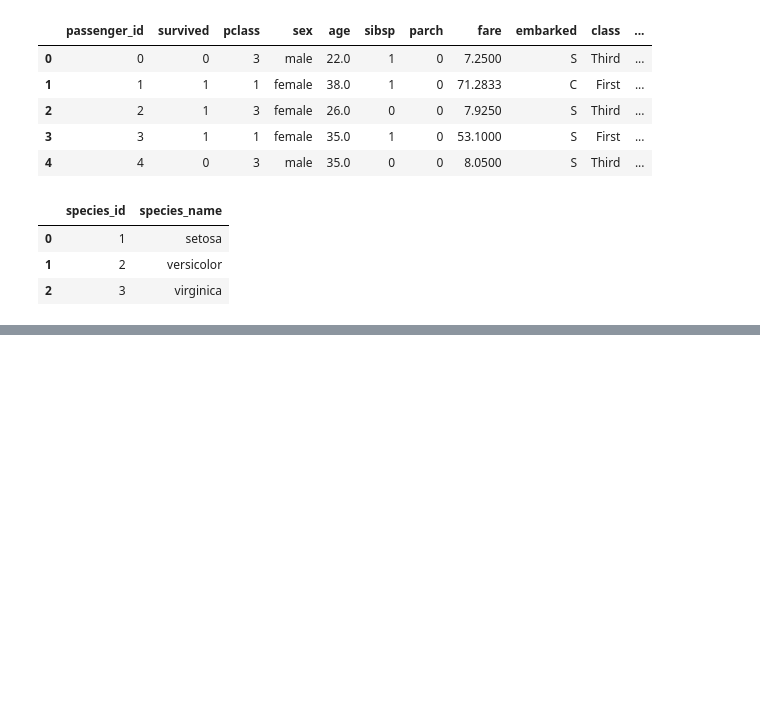
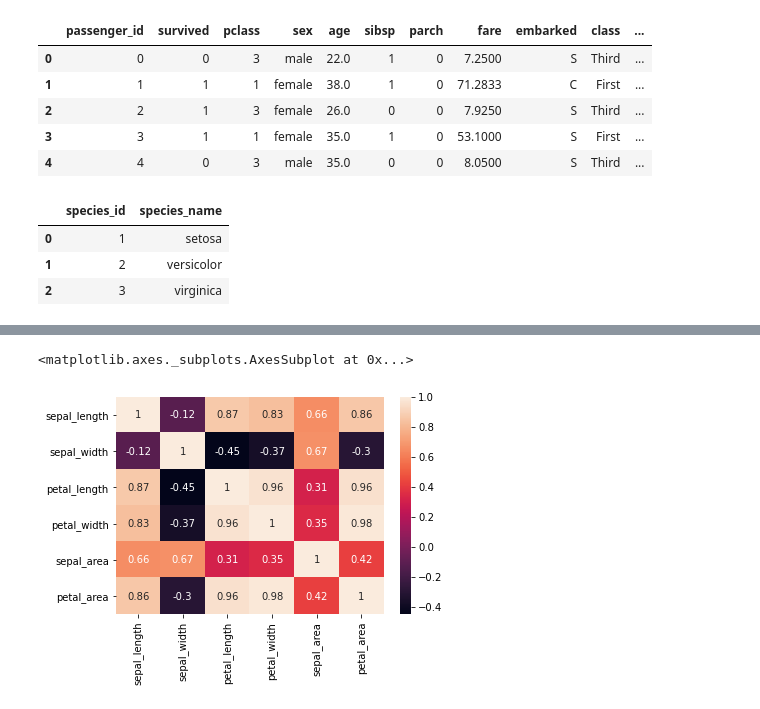
Before and after one commit to AAranda10/classification-exercises, a Jupyter notebook: classification_exercises.ipynb, the cells around one changed output, grey strips where cells are left out. Cells and saved outputs as stored; diff of their text form; code cells hidden in the pictures; blank space fills up the shorter version.

```diff
--- a/classification_exercises.ipynb
+++ b/classification_exercises.ipynb
@@ -275,0 +344,5 @@ my_iris_data().head()
+# %%
+sns.heatmap(train.corr(), annot=True)
+# %% [output]
+<matplotlib.axes._subplots.AxesSubplot at 0x...>
+[figure, added]
```
Also changed, not shown: parts of 8 cells of this notebook.
